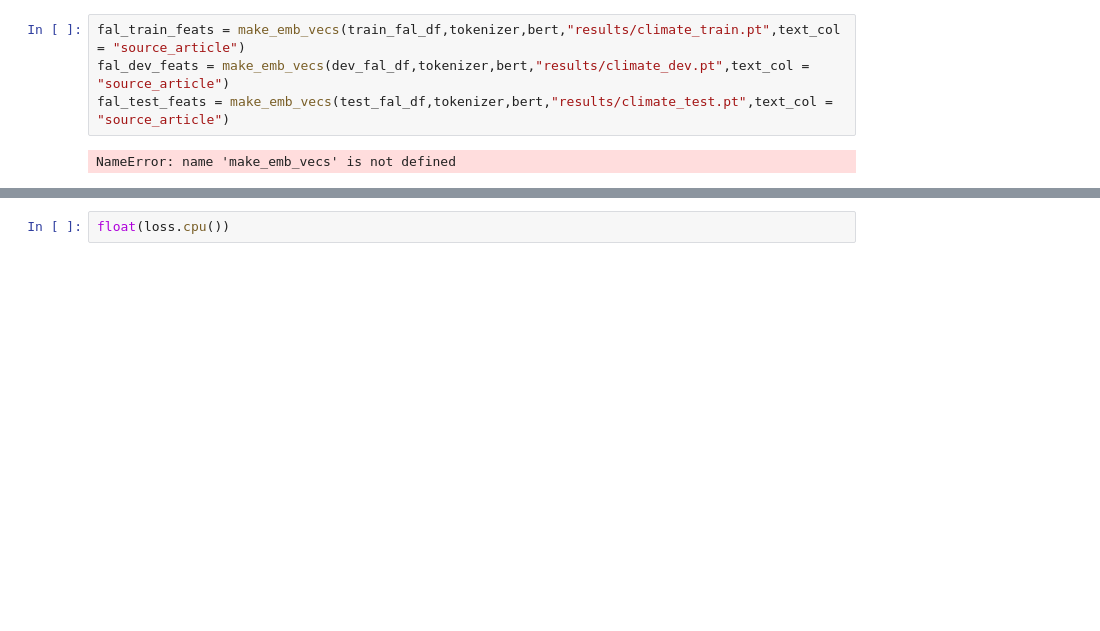
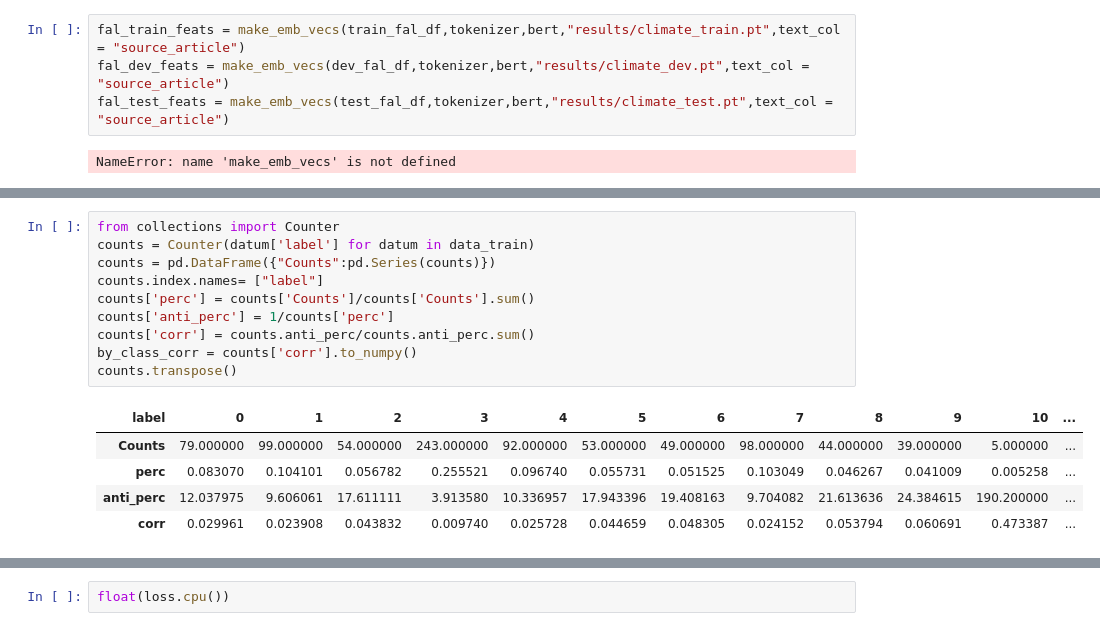
Before and after one commit to ZachEichen/propaganda_detection, a Jupyter notebook: precomputed_bert_models.ipynb, the cells around one changed output, grey strips where cells are left out. Cells and saved outputs as stored; diff of their text form; blank space fills up the shorter version.

```diff
--- a/precomputed_bert_models.ipynb
+++ b/precomputed_bert_models.ipynb
@@ -238,0 +185,16 @@ for epoch in tqdm(range(200)):
+# %%
+from collections import Counter
+counts = Counter(datum['label'] for datum in data_train)
+counts = pd.DataFrame({"Counts":pd.Series(counts)})
+counts.index.names= ["label"]
+counts['perc'] = counts['Counts']/counts['Counts'].sum()
+counts['anti_perc'] = 1/counts['perc']
+counts['corr'] = counts.anti_perc/counts.anti_perc.sum()
+by_class_corr = counts['corr'].to_numpy()
+counts.transpose()
+# %% [output]
+| label | 0 | 1 | 2 | 3 | 4 | 5 | 6 | 7 | 8 | 9 | 10 | ... |
+| Counts | 79.000000 | 99.000000 | 54.000000 | 243.000000 | 92.000000 | 53.000000 | 49.000000 | 98.000000 | 44.000000 | 39.000000 | 5.000000 | ... |
+| perc | 0.083070 | 0.104101 | 0.056782 | 0.255521 | 0.096740 | 0.055731 | 0.051525 | 0.103049 | 0.046267 | 0.041009 | 0.005258 | ... |
+| anti_perc | 12.037975 | 9.606061 | 17.611111 | 3.913580 | 10.336957 | 17.943396 | 19.408163 | 9.704082 | 21.613636 | 24.384615 | 190.200000 | ... |
+| corr | 0.029961 | 0.023908 | 0.043832 | 0.009740 | 0.025728 | 0.044659 | 0.048305 | 0.024152 | 0.053794 | 0.060691 | 0.473387 | ... |
```
Also changed, not shown: parts of 23 cells of this notebook, 3 other files.
